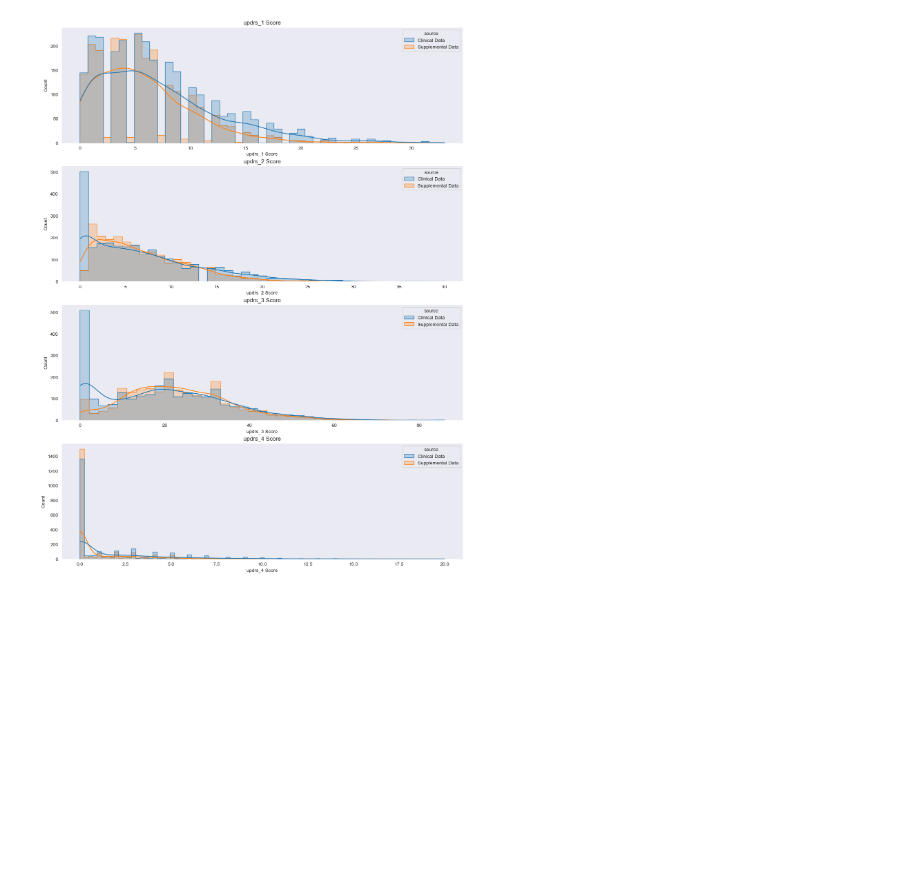
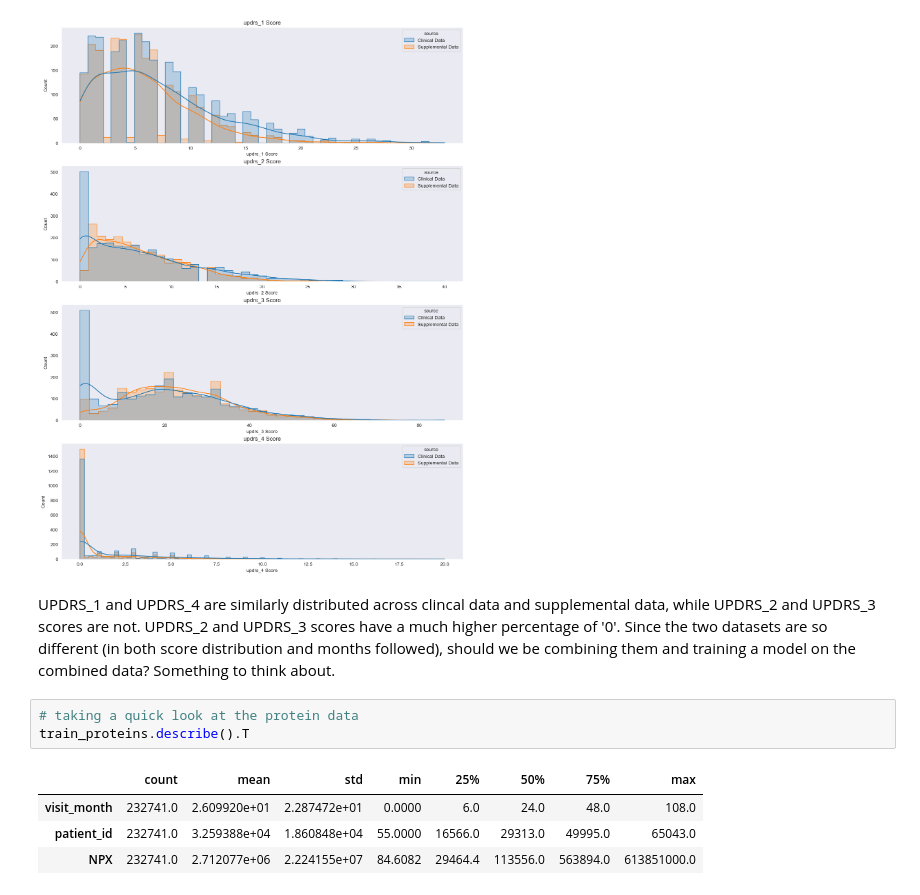
Before and after one commit to fan-yang-md/parkinsons_disease_progression_prediction, a Jupyter notebook: parkinson1.ipynb, the cells around one changed output. Cells and saved outputs as stored; diff of their text form; blank space fills up the shorter version.

```diff
--- a/parkinson1.ipynb
+++ b/parkinson1.ipynb
@@ -357,3 +385,13 @@ for x, col in enumerate(cols):
     ax.set_xlabel(f'{col} Score')
 # %% [output]
 [figure]
+# %% [markdown]
+UPDRS_1 and UPDRS_4 are similarly distributed across clincal data and supplemental data, while UPDRS_2 and UPDRS_3 scores are not. UPDRS_2 and UPDRS_3 scores have a much higher percentage of '0'. Since the two datasets are so different (in both score distribution and months followed), should we be combining them and training a model on the combined data? Something to think about.
+# %%
+# taking a quick look at the protein data
+train_proteins.describe().T
+# %% [output]
+|  | count | mean | std | min | 25% | 50% | 75% | max |
+| visit_month | 232741.0 | 2.609920e+01 | 2.287472e+01 | 0.0000 | 6.0 | 24.0 | 48.0 | 108.0 |
+| patient_id | 232741.0 | 3.259388e+04 | 1.860848e+04 | 55.0000 | 16566.0 | 29313.0 | 49995.0 | 65043.0 |
+| NPX | 232741.0 | 2.712077e+06 | 2.224155e+07 | 84.6082 | 29464.4 | 113556.0 | 563894.0 | 613851000.0 |
```
Also changed, not shown: parts of 23 cells of this notebook.
